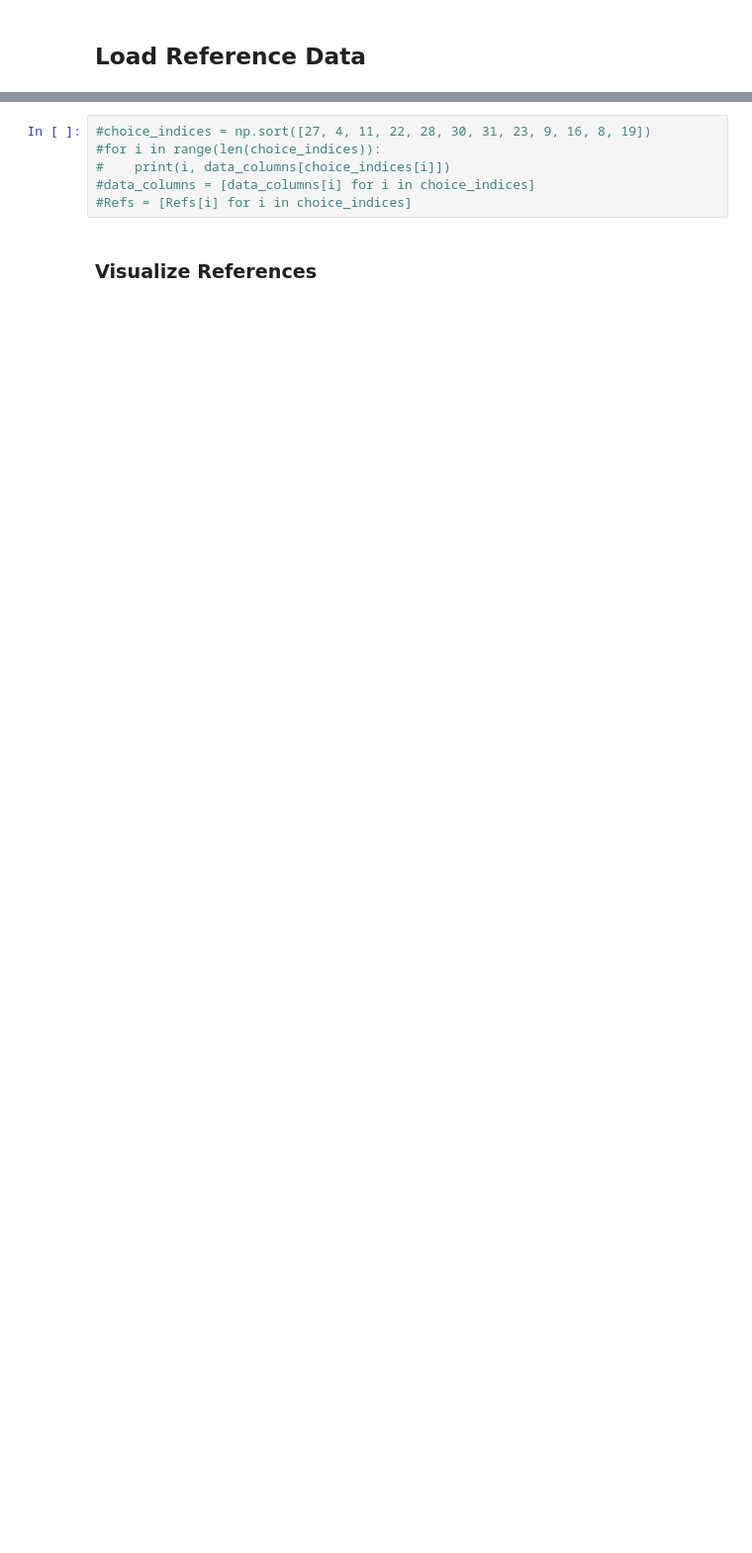
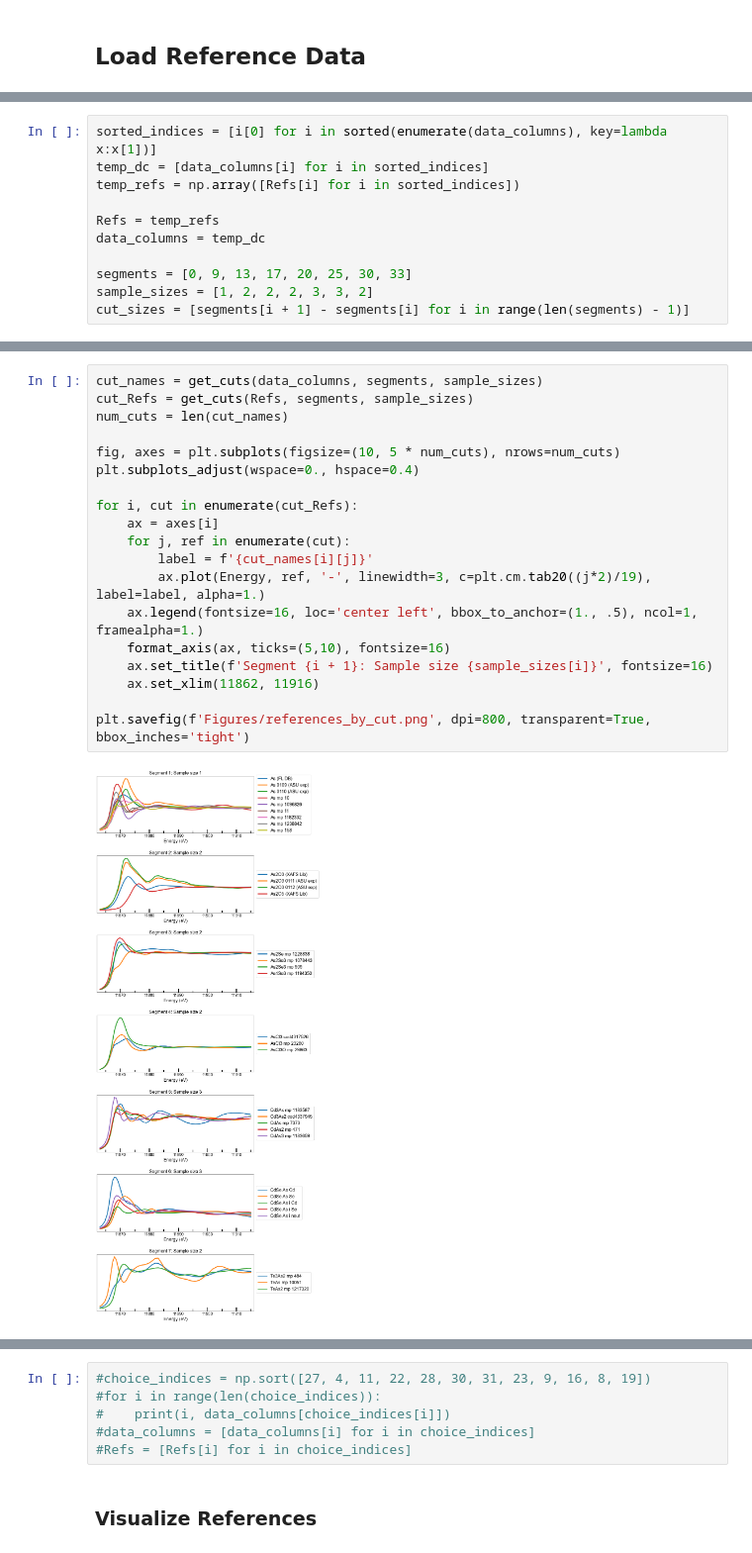
Before and after one commit to stetef/Energy-Point-Selection, a Jupyter notebook: Data Analysis.ipynb, the cells around one changed output, grey strips where cells are left out. Shown at 99% size. Saved outputs shown, nothing was run; the diff lists cells and outputs as text; blank space fills up the shorter version.

```diff
--- a/Data Analysis.ipynb
+++ b/Data Analysis.ipynb
@@ -82,0 +65,11 @@ for i, ele in enumerate(data_columns):
+# %%
+sorted_indices = [i[0] for i in sorted(enumerate(data_columns), key=lambda x:x[1])]
+temp_dc = [data_columns[i] for i in sorted_indices]
+temp_refs = np.array([Refs[i] for i in sorted_indices])
+
+Refs = temp_refs
+data_columns = temp_dc
+
+segments = [0, 9, 13, 17, 20, 25, 30, 33]
+sample_sizes = [1, 2, 2, 2, 3, 3, 2]
+cut_sizes = [segments[i + 1] - segments[i] for i in range(len(segments) - 1)]
@@ -82,0 +85,21 @@ for i, ele in enumerate(data_columns):
+# %%
+cut_names = get_cuts(data_columns, segments, sample_sizes)
+cut_Refs = get_cuts(Refs, segments, sample_sizes)
+num_cuts = len(cut_names)
+
+fig, axes = plt.subplots(figsize=(10, 5 * num_cuts), nrows=num_cuts)
+plt.subplots_adjust(wspace=0., hspace=0.4)
+
+for i, cut in enumerate(cut_Refs):
+    ax = axes[i]
+    for j, ref in enumerate(cut):
+        label = f'{cut_names[i][j]}'
+        ax.plot(Energy, ref, '-', linewidth=3, c=plt.cm.tab20((j*2)/19), label=label, alpha=1.)
+    ax.legend(fontsize=16, loc='center left', bbox_to_anchor=(1., .5), ncol=1, framealpha=1.)
+    format_axis(ax, ticks=(5,10), fontsize=16)
+    ax.set_title(f'Segment {i + 1}: Sample size {sample_sizes[i]}', fontsize=16)
+    ax.set_xlim(11862, 11916)
+
+plt.savefig(f'Figures/references_by_cut.png', dpi=800, transparent=True, bbox_inches='tight')
+# %% [output]
+[figure, added]
```
Also changed, not shown: parts of 23 cells of this notebook, 5 other files.
